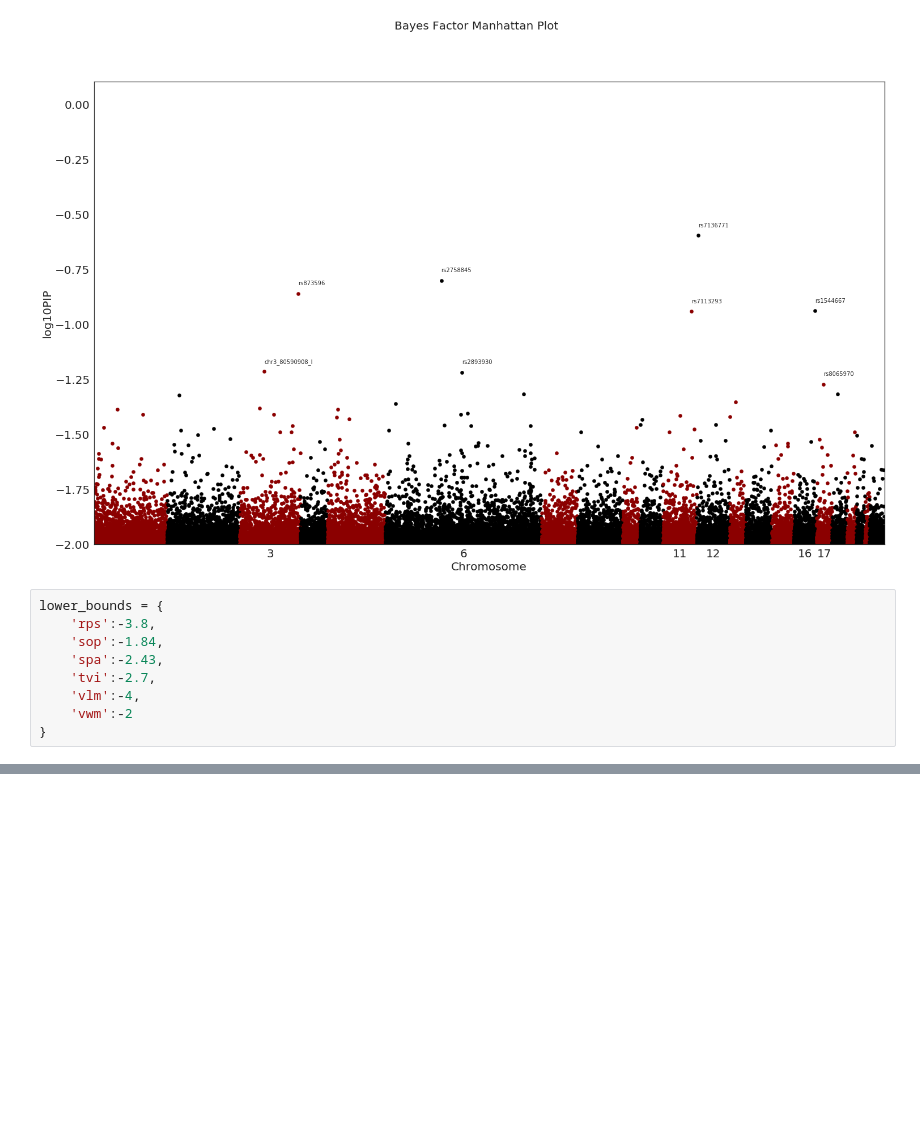
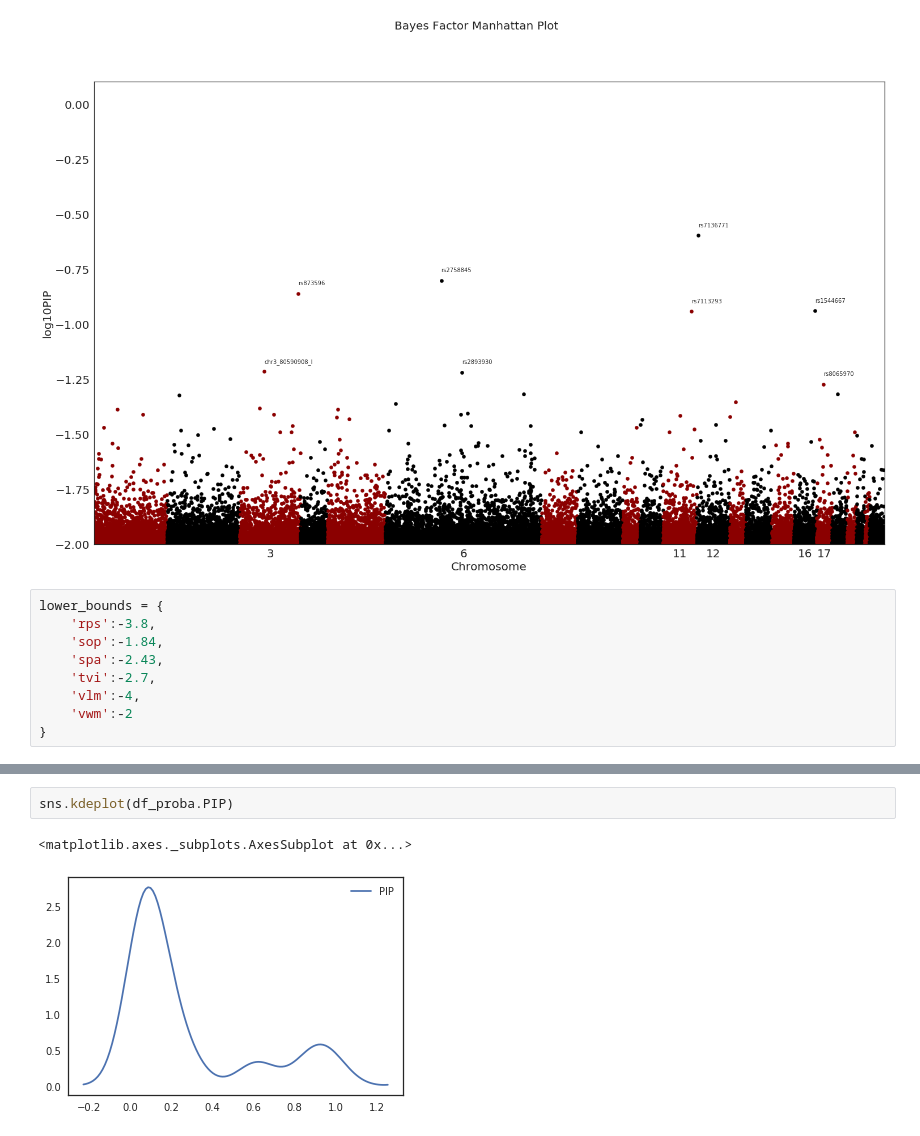
Before and after one commit to kayhan-batmanghelich/genus-1, a Jupyter notebook: notebooks/exp2_manhattan.ipynb, the cells around one changed output, grey strips where cells are left out. Saved outputs shown, nothing was run; the diff lists cells and outputs as text; blank space fills up the shorter version.

```diff
--- a/notebooks/exp2_manhattan.ipynb
+++ b/notebooks/exp2_manhattan.ipynb
@@ -131,0 +290,5 @@ name
+# %%
+sns.kdeplot(df_proba.PIP)
+# %% [output]
+<matplotlib.axes._subplots.AxesSubplot at 0x...>
+[figure, added]
```
Also changed, not shown: parts of 14 cells of this notebook.
